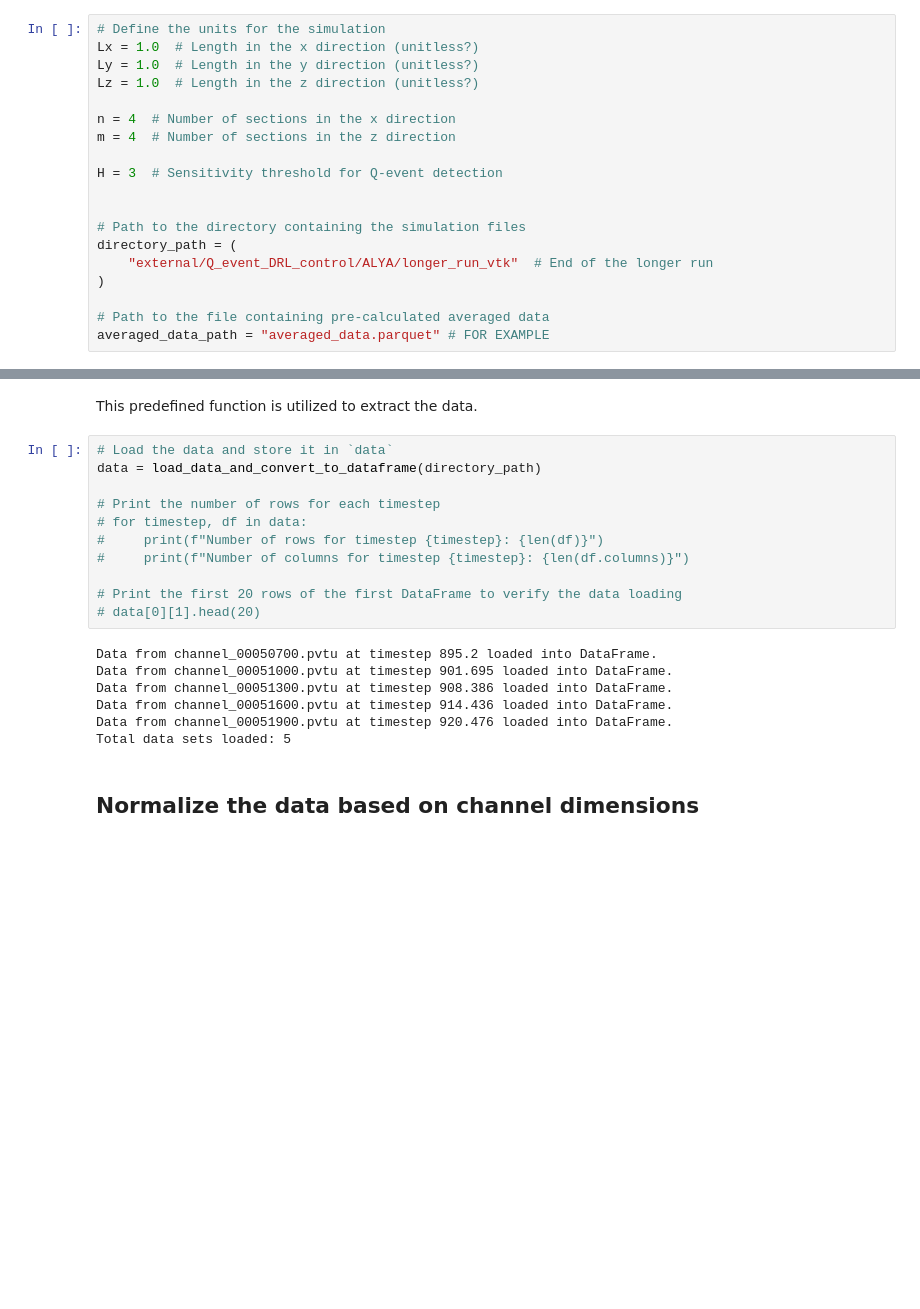
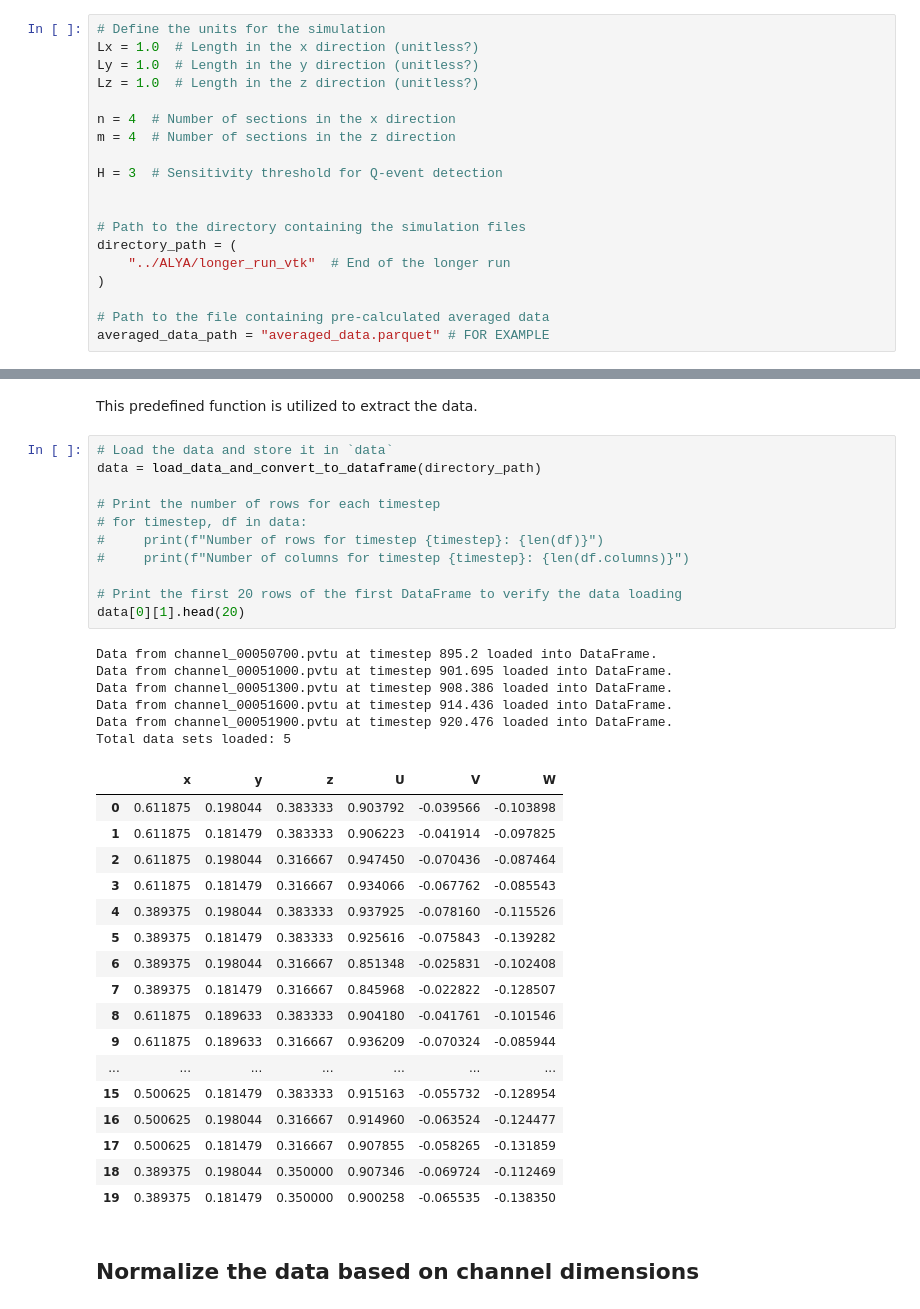
Before and after one commit to ancrebo/https-github.com-corentinprados-Q_event_DRL_control, a Jupyter notebook: pietero/WP2_reward.ipynb, the cells around one changed output, grey strips where cells are left out. Saved outputs shown, nothing was run; the diff lists cells and outputs as text; blank space fills up the shorter version.

```diff
--- a/pietero/WP2_reward.ipynb
+++ b/pietero/WP2_reward.ipynb
@@ -44,7 +44,7 @@ H = 3  # Sensitivity threshold for Q-event detection
 
 # Path to the directory containing the simulation files
 directory_path = (
-    "external/Q_event_DRL_control/ALYA/longer_run_vtk"  # End of the longer run
+    "../ALYA/longer_run_vtk"  # End of the longer run
 )
 
 # Path to the file containing pre-calculated averaged data
@@ -119,21 +119,38 @@ This predefined function is utilized to extract the data.
 # %%
 # Load the data and store it in `data`
 data = load_data_and_convert_to_dataframe(directory_path)
 
 # Print the number of rows for each timestep
 # for timestep, df in data:
 #     print(f"Number of rows for timestep {timestep}: {len(df)}")
 #     print(f"Number of columns for timestep {timestep}: {len(df.columns)}")
 
 # Print the first 20 rows of the first DataFrame to verify the data loading
-# data[0][1].head(20)
+data[0][1].head(20)
 # %% [output]
 Data from channel_00050700.pvtu at timestep 895.2 loaded into DataFrame.
 Data from channel_00051000.pvtu at timestep 901.695 loaded into DataFrame.
 Data from channel_00051300.pvtu at timestep 908.386 loaded into DataFrame.
 Data from channel_00051600.pvtu at timestep 914.436 loaded into DataFrame.
 Data from channel_00051900.pvtu at timestep 920.476 loaded into DataFrame.
 Total data sets loaded: 5
+|  | x | y | z | U | V | W |
+| 0 | 0.611875 | 0.198044 | 0.383333 | 0.903792 | -0.039566 | -0.103898 |
+| 1 | 0.611875 | 0.181479 | 0.383333 | 0.906223 | -0.041914 | -0.097825 |
+| 2 | 0.611875 | 0.198044 | 0.316667 | 0.947450 | -0.070436 | -0.087464 |
+| 3 | 0.611875 | 0.181479 | 0.316667 | 0.934066 | -0.067762 | -0.085543 |
+| 4 | 0.389375 | 0.198044 | 0.383333 | 0.937925 | -0.078160 | -0.115526 |
+| 5 | 0.389375 | 0.181479 | 0.383333 | 0.925616 | -0.075843 | -0.139282 |
+| 6 | 0.389375 | 0.198044 | 0.316667 | 0.851348 | -0.025831 | -0.102408 |
+| 7 | 0.389375 | 0.181479 | 0.316667 | 0.845968 | -0.022822 | -0.128507 |
+| 8 | 0.611875 | 0.189633 | 0.383333 | 0.904180 | -0.041761 | -0.101546 |
+| 9 | 0.611875 | 0.189633 | 0.316667 | 0.936209 | -0.070324 | -0.085944 |
+| ... | ... | ... | ... | ... | ... | ... |
+| 15 | 0.500625 | 0.181479 | 0.383333 | 0.915163 | -0.055732 | -0.128954 |
+| 16 | 0.500625 | 0.198044 | 0.316667 | 0.914960 | -0.063524 | -0.124477 |
+| 17 | 0.500625 | 0.181479 | 0.316667 | 0.907855 | -0.058265 | -0.131859 |
+| 18 | 0.389375 | 0.198044 | 0.350000 | 0.907346 | -0.069724 | -0.112469 |
+| 19 | 0.389375 | 0.181479 | 0.350000 | 0.900258 | -0.065535 | -0.138350 |
 # %% [markdown]
 ## Normalize the data based on channel dimensions
 # %% [markdown]
```
Also changed, not shown: parts of 4 cells of this notebook, 3 other files.
